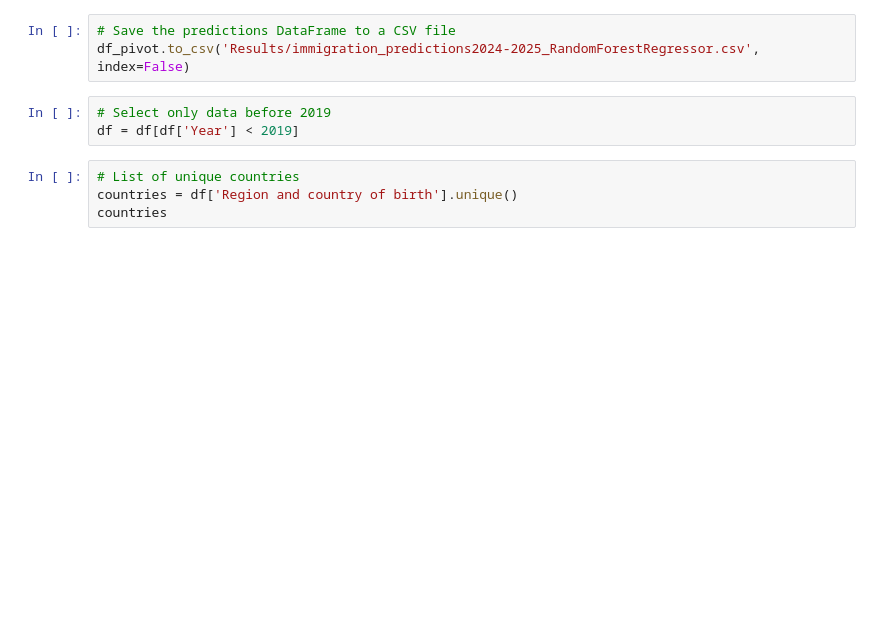
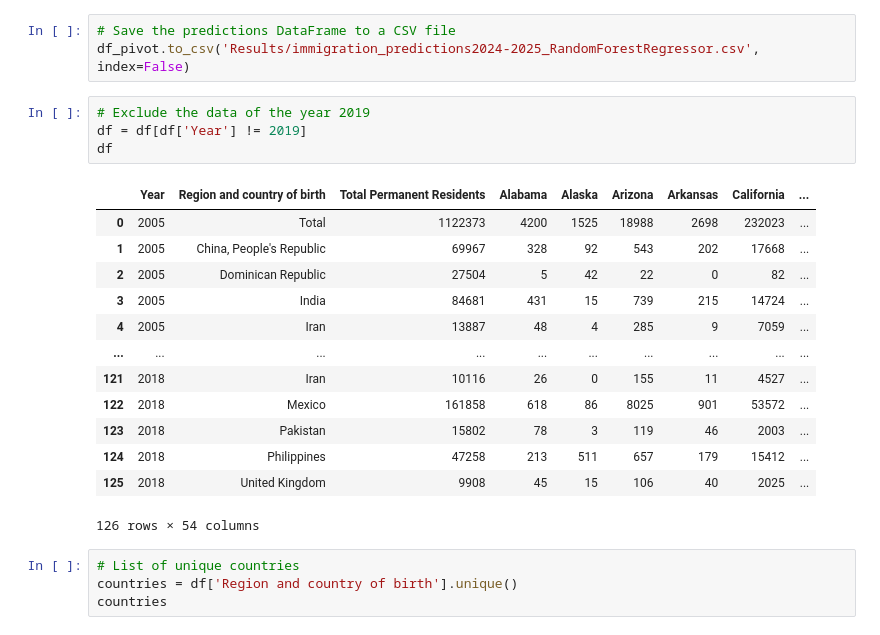
Before and after one commit to ehsanshahrabi/project4-us-immigration, a Jupyter notebook: ML - RandomForestRegressor.ipynb, the cells around one changed output. Drawn from its saved outputs; the diff is of its cells as text; blank space fills up the shorter version.

```diff
--- a/ML - RandomForestRegressor.ipynb
+++ b/ML - RandomForestRegressor.ipynb
@@ -194,8 +203,23 @@ df_pivot.reset_index(inplace=True)
 # Save the predictions DataFrame to a CSV file
 df_pivot.to_csv('Results/immigration_predictions2024-2025_RandomForestRegressor.csv', index=False)
 # %%
-# Select only data before 2019
-df = df[df['Year'] < 2019]
+# Exclude the data of the year 2019
+df = df[df['Year'] != 2019]
+df
+# %% [output]
+|  | Year | Region and country of birth | Total Permanent Residents | Alabama | Alaska | Arizona | Arkansas | California | ... |
+| 0 | 2005 | Total | 1122373 | 4200 | 1525 | 18988 | 2698 | 232023 | ... |
+| 1 | 2005 | China, People's Republic | 69967 | 328 | 92 | 543 | 202 | 17668 | ... |
+| 2 | 2005 | Dominican Republic | 27504 | 5 | 42 | 22 | 0 | 82 | ... |
+| 3 | 2005 | India | 84681 | 431 | 15 | 739 | 215 | 14724 | ... |
+| 4 | 2005 | Iran | 13887 | 48 | 4 | 285 | 9 | 7059 | ... |
+| ... | ... | ... | ... | ... | ... | ... | ... | ... | ... |
+| 121 | 2018 | Iran | 10116 | 26 | 0 | 155 | 11 | 4527 | ... |
+| 122 | 2018 | Mexico | 161858 | 618 | 86 | 8025 | 901 | 53572 | ... |
+| 123 | 2018 | Pakistan | 15802 | 78 | 3 | 119 | 46 | 2003 | ... |
+| 124 | 2018 | Philippines | 47258 | 213 | 511 | 657 | 179 | 15412 | ... |
+| 125 | 2018 | United Kingdom | 9908 | 45 | 15 | 106 | 40 | 2025 | ... |
+126 rows × 54 columns
 # %%
 # List of unique countries
 countries = df['Region and country of birth'].unique()
```
Also changed, not shown: parts of 9 cells of this notebook, 17 other files.
